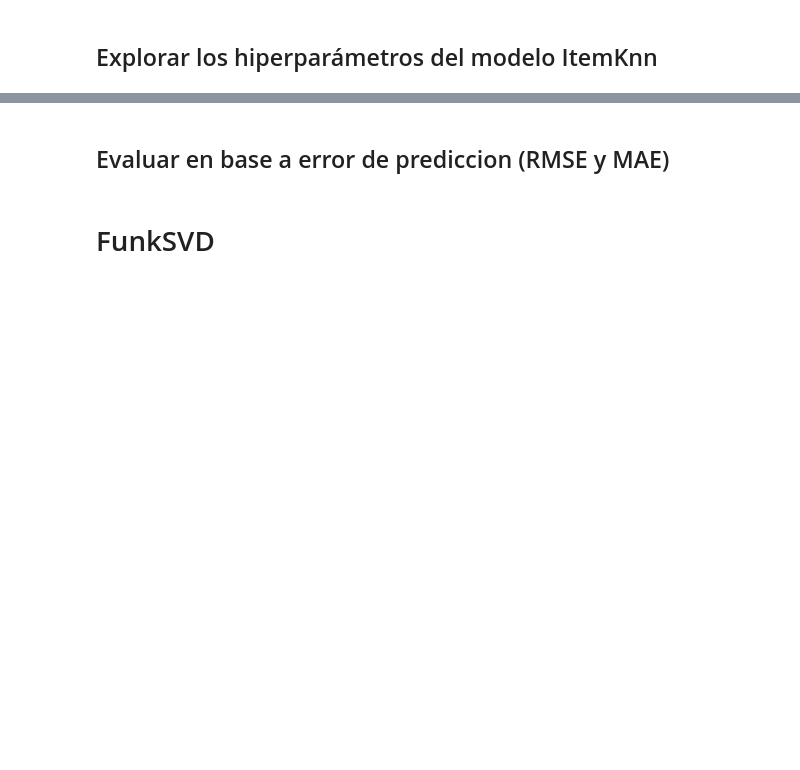
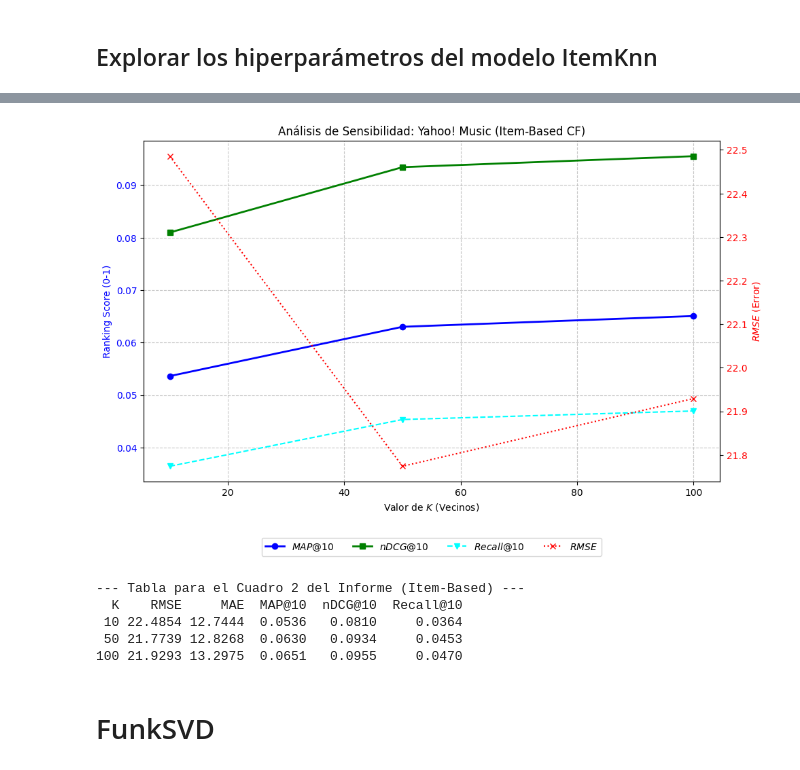
Before and after one commit to davidlealo/tarea_1_sisrec_2026, a Jupyter notebook: TAREA_1_SICREC_G26.ipynb, the cells around one changed output, grey strips where cells are left out. Cells and saved outputs as stored; diff of their text form; code cells hidden in the pictures; blank space fills up the shorter version.

```diff
--- a/TAREA_1_SICREC_G26.ipynb
+++ b/TAREA_1_SICREC_G26.ipynb
@@ -1274,24 +1370,56 @@ print(df_final)
 # %%
+import pandas as pd
 import matplotlib.pyplot as plt
+import os
 
-fig, ax1 = plt.subplots(figsize=(10, 6))
+log_path_item = "/content/drive/MyDrive/Tarea_RecSys_2026/resultados_itemknn_yahoo.csv"
 
-ax1.set_xlabel('Valor de K (Vecinos)')
-ax1.set_ylabel('Ranking Score (0-1)', color='blue')
-ax1.plot(k_values, map_values, label='MAP', color='blue', marker='o', linewidth=2)
-ax1.plot(k_values, ndcg_values, label='nDCG@10', color='green', marker='s', linewidth=2)
-ax1.tick_params(axis='y', labelcolor='blue')
-ax1.grid(True, linestyle='--', alpha=0.7)
+if os.path.exists(log_path_item):
+    df_res_item = pd.read_csv(log_path_item)
 
-ax2 = ax1.twinx()
-ax2.set_ylabel('RMSE (Error)', color='red')
-ax2.plot(k_values, rmse_values, label='RMSE', color='red', marker='x', linestyle=':')
-ax2.tick_params(axis='y', labelcolor='red')
+    k_values = df_res_item['K'].values
+    map_values = df_res_item['MAP@10'].values
+    ndcg_values = df_res_item['nDCG@10'].values
+    rmse_values = df_res_item['RMSE'].values
+    recall_values = df_res_item['Recall@10'].values if 'Recall@10' in df_res_item.columns else None
 
-plt.title('Comparación de Métricas: Calidad de Ranking vs. Error de Predicción')
-fig.tight_layout()
-ax1.legend(loc='upper left')
-ax2.legend(loc='upper right')
-plt.show()
+    fig, ax1 = plt.subplots(figsize=(10, 6))
+
+    ax1.set_xlabel(r'Valor de $K$ (Vecinos)')
+    ax1.set_ylabel(r'Ranking Score (0-1)', color='blue')
+    ax1.plot(k_values, map_values, label=r'$MAP@10$', color='blue', marker='o', linewidth=2)
+    ax1.plot(k_values, ndcg_values, label=r'$nDCG@10$', color='green', marker='s', linewidth=2)
+
+    if recall_values is not None:
+        ax1.plot(k_values, recall_values, label=r'$Recall@10$', color='cyan', marker='v', linestyle='--')
+
+    ax1.tick_params(axis='y', labelcolor='blue')
+    ax1.grid(True, linestyle='--', alpha=0.7)
+
+    ax2 = ax1.twinx()
+    ax2.set_ylabel(r'$RMSE$ (Error)', color='red')
+    ax2.plot(k_values, rmse_values, label=r'$RMSE$', color='red', marker='x', linestyle=':')
+    ax2.tick_params(axis='y', labelcolor='red')
+
+    plt.title(r'Análisis de Sensibilidad: Yahoo! Music (Item-Based CF)')
+    fig.tight_layout()
+
+    lines, labels = ax1.get_legend_handles_labels()
+    lines2, labels2 = ax2.get_legend_handles_labels()
+    ax1.legend(lines + lines2, labels + labels2, loc='upper center', bbox_to_anchor=(0.5, -0.15), ncol=4)
+
+    plt.savefig('analisis_sensibilidad_item_yahoo.png', bbox_inches='tight')
+    plt.show()
+
+    print("\n--- Tabla para el Cuadro 2 del Informe (Item-Based) ---")
+    print(df_res_item.round(4).to_string(index=False))
+else:
+    print(f"No se encontró el archivo: {log_path_item}")
+    print("Asegúrate de haber terminado la ejecución de la celda de entrenamiento Item-Based.")
+# %% [output]
+[figure, added]
+--- Tabla para el Cuadro 2 del Informe (Item-Based) ---
+  K    RMSE     MAE  MAP@10  nDCG@10  Recall@10
+ 10 22.4854 12.7444  0.0536   0.0810     0.0364
+ 50 21.7739 12.8268  0.0630   0.0934     0.0453
+100 21.9293 13.2975  0.0651   0.0955     0.0470
-# %% [markdown]
-## Evaluar en base a error de prediccion (RMSE y MAE)
```
Also changed, not shown: parts of 23 cells of this notebook.
